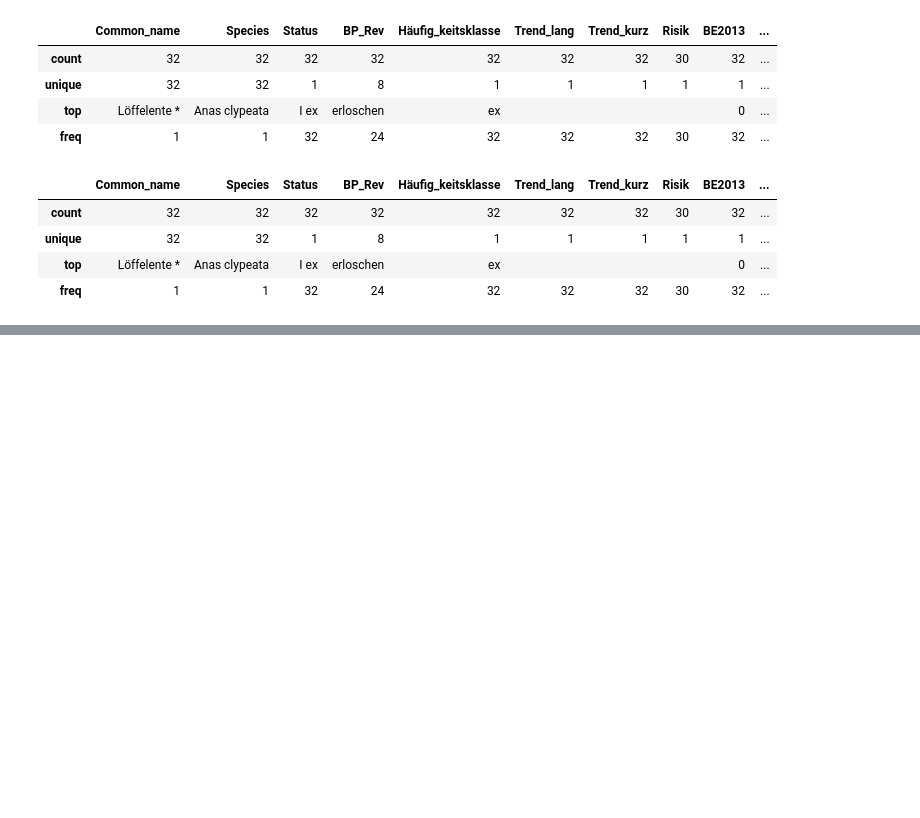
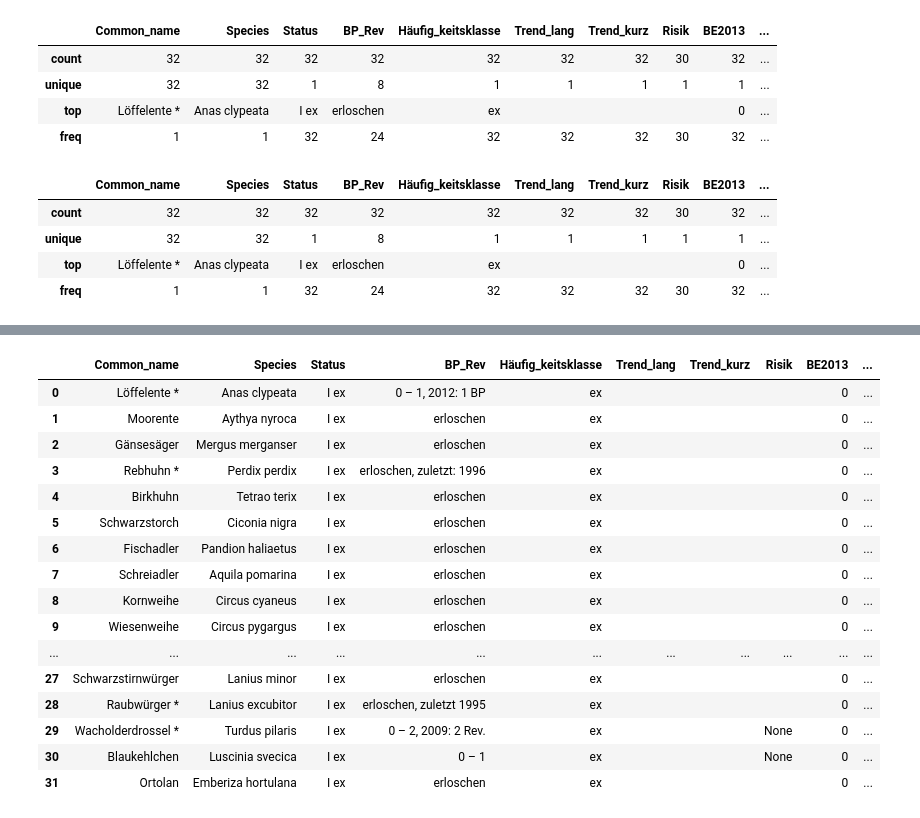
Before and after one commit to Zzzhenya/Berlin-red-list, a Jupyter notebook: Extraction/Aves/Aves.ipynb, the cells around one changed output, grey strips where cells are left out. Cells and saved outputs as stored; diff of their text form; code cells hidden in the pictures; blank space fills up the shorter version.

```diff
--- a/Extraction/Aves/Aves.ipynb
+++ b/Extraction/Aves/Aves.ipynb
@@ -324,0 +571,6 @@ df3.describe()
+# %%
+#Renaming the columns
+d2[18].rename(columns = {
+    0: "Species",
+    1: "Letzter_Nachweis"} , inplace = True)
+d2[18].head()
@@ -324,0 +584,4 @@ df3.describe()
+# %%
+# concatanating removed section (second_column) with edited d2[18]
+d2[18] = pd.concat([d2[18],second_column])
+d2[18]
@@ -324,0 +606,4 @@ df3.describe()
+# %%
+# Merging both pages
+last_observed = pd.concat([d2[17],d2[18]])
+last_observed
@@ -324,0 +628,8 @@ df3.describe()
+# %%
+# Splitting common name species name combination and keeping only species name
+# Editing species column based on binomial nomenclature
+
+df1 = last_observed.Species.str.split(pat=r')', n = 3, expand = True)
+df1 = df1[0].str.split(pat=r'(', n = 3, expand = True)
+last_observed.Species = df1[1]
+last_observed
@@ -325,3 +674,27 @@ df3.describe()
+# %%
+# Merging the last observed column in to the original dataframe df2
+df2 = df2.merge(last_observed,
+          how = "left",
+          on = "Species")
+df2
+# %% [output]
+|  | Common_name | Species | Status | BP_Rev | Häufig_keitsklasse | Trend_lang | Trend_kurz | Risik | BE2013 | ... |
+| 0 | Löffelente * | Anas clypeata | I ex | 0 – 1, 2012: 1 BP | ex |  |  |  | 0 | ... |
+| 1 | Moorente | Aythya nyroca | I ex | erloschen | ex |  |  |  | 0 | ... |
+| 2 | Gänsesäger | Mergus merganser | I ex | erloschen | ex |  |  |  | 0 | ... |
+| 3 | Rebhuhn * | Perdix perdix | I ex | erloschen, zuletzt: 1996 | ex |  |  |  | 0 | ... |
+| 4 | Birkhuhn | Tetrao terix | I ex | erloschen | ex |  |  |  | 0 | ... |
+| 5 | Schwarzstorch | Ciconia nigra | I ex | erloschen | ex |  |  |  | 0 | ... |
+| 6 | Fischadler | Pandion haliaetus | I ex | erloschen | ex |  |  |  | 0 | ... |
+| 7 | Schreiadler | Aquila pomarina | I ex | erloschen | ex |  |  |  | 0 | ... |
+| 8 | Kornweihe | Circus cyaneus | I ex | erloschen | ex |  |  |  | 0 | ... |
+| 9 | Wiesenweihe | Circus pygargus | I ex | erloschen | ex |  |  |  | 0 | ... |
+| ... | ... | ... | ... | ... | ... | ... | ... | ... | ... | ... |
+| 27 | Schwarzstirnwürger | Lanius minor | I ex | erloschen | ex |  |  |  | 0 | ... |
+| 28 | Raubwürger * | Lanius excubitor | I ex | erloschen, zuletzt 1995 | ex |  |  |  | 0 | ... |
+| 29 | Wacholderdrossel * | Turdus pilaris | I ex | 0 – 2, 2009: 2 Rev. | ex |  |  | None | 0 | ... |
+| 30 | Blaukehlchen | Luscinia svecica | I ex | 0 – 1 | ex |  |  | None | 0 | ... |
+| 31 | Ortolan | Emberiza hortulana | I ex | erloschen | ex |  |  |  | 0 | ... |
 # %%
 # Updated export location
 # export the dataframe as CSV
```
Also changed, not shown: parts of 26 cells of this notebook.
